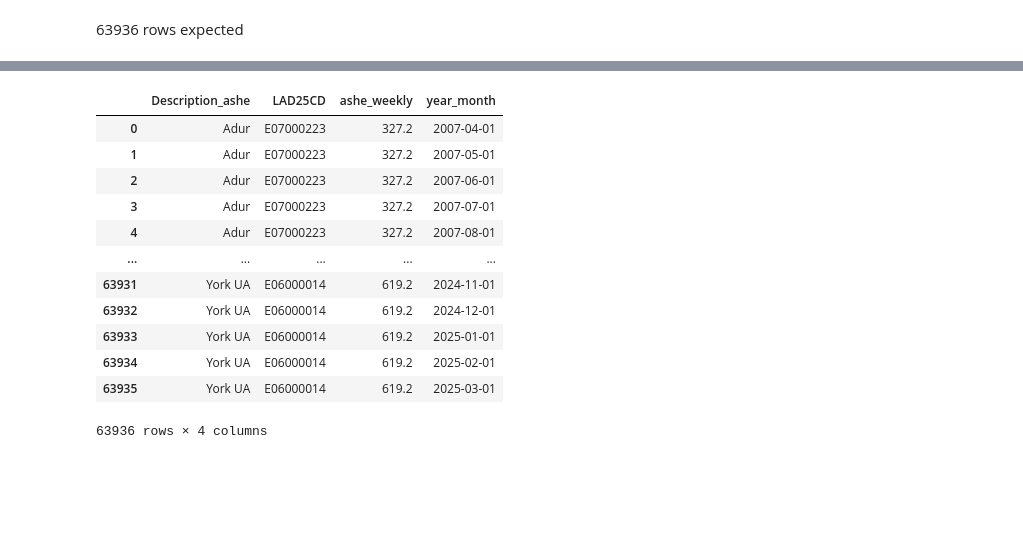
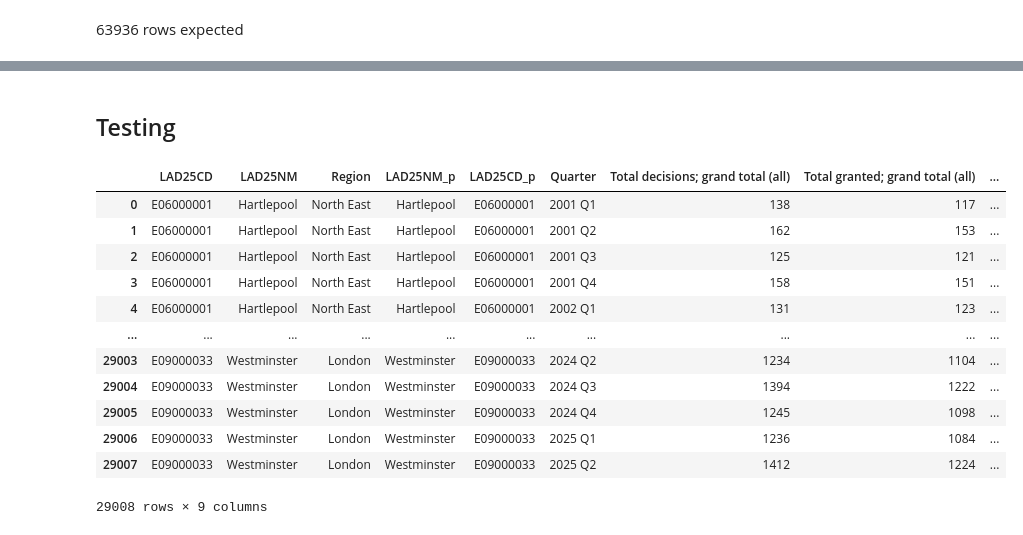
Before and after one commit to sxl634/UK-average-house-price-prediction, a Jupyter notebook: notebooks/data preprocessing/3_additional data.ipynb, the cells around one changed output, grey strips where cells are left out. Drawn from its saved outputs; the diff is of its cells as text; code cells hidden in the pictures; blank space fills up the shorter version.

Commit message:
final cleaning of additional data

```diff
--- a/notebooks/data preprocessing/3_additional data.ipynb
+++ b/notebooks/data preprocessing/3_additional data.ipynb
@@ -618,25 +717,27 @@ planning_apps_granted_prop.query("LAD25CD == 'E06000001'")
+# %% [markdown]
+## Testing
 # %%
 additional_data = pd.merge(
     gdf[['LAD25CD', 'LAD25NM']],
-    ashe_la,
+    planning_apps,
     how='left',
     left_on='LAD25CD',
-    right_on='LAD25CD'
+    right_on='LAD25CD_p'
 )
 # %%
-ashe_la
+additional_data
 # %% [output]
-|  | Description_ashe | LAD25CD | ashe_weekly | year_month |
-| 0 | Adur | E07000223 | 327.2 | 2007-04-01 |
-| 1 | Adur | E07000223 | 327.2 | 2007-05-01 |
-| 2 | Adur | E07000223 | 327.2 | 2007-06-01 |
-| 3 | Adur | E07000223 | 327.2 | 2007-07-01 |
-| 4 | Adur | E07000223 | 327.2 | 2007-08-01 |
-| ... | ... | ... | ... | ... |
-| 63931 | York UA | E06000014 | 619.2 | 2024-11-01 |
-| 63932 | York UA | E06000014 | 619.2 | 2024-12-01 |
-| 63933 | York UA | E06000014 | 619.2 | 2025-01-01 |
-| 63934 | York UA | E06000014 | 619.2 | 2025-02-01 |
-| 63935 | York UA | E06000014 | 619.2 | 2025-03-01 |
+|  | LAD25CD | LAD25NM | Region | LAD25NM_p | LAD25CD_p | Quarter | Total decisions; grand total (all) | Total granted; grand total (all) | ... |
+| 0 | E06000001 | Hartlepool | North East | Hartlepool | E06000001 | 2001 Q1 | 138 | 117 | ... |
+| 1 | E06000001 | Hartlepool | North East | Hartlepool | E06000001 | 2001 Q2 | 162 | 153 | ... |
+| 2 | E06000001 | Hartlepool | North East | Hartlepool | E06000001 | 2001 Q3 | 125 | 121 | ... |
+| 3 | E06000001 | Hartlepool | North East | Hartlepool | E06000001 | 2001 Q4 | 158 | 151 | ... |
+| 4 | E06000001 | Hartlepool | North East | Hartlepool | E06000001 | 2002 Q1 | 131 | 123 | ... |
+| ... | ... | ... | ... | ... | ... | ... | ... | ... | ... |
+| 29003 | E09000033 | Westminster | London | Westminster | E09000033 | 2024 Q2 | 1234 | 1104 | ... |
+| 29004 | E09000033 | Westminster | London | Westminster | E09000033 | 2024 Q3 | 1394 | 1222 | ... |
+| 29005 | E09000033 | Westminster | London | Westminster | E09000033 | 2024 Q4 | 1245 | 1098 | ... |
+| 29006 | E09000033 | Westminster | London | Westminster | E09000033 | 2025 Q1 | 1236 | 1084 | ... |
+| 29007 | E09000033 | Westminster | London | Westminster | E09000033 | 2025 Q2 | 1412 | 1224 | ... |
-63936 rows × 4 columns
+29008 rows × 9 columns
 # %%
```
Also changed, not shown: parts of 8 cells of this notebook.
